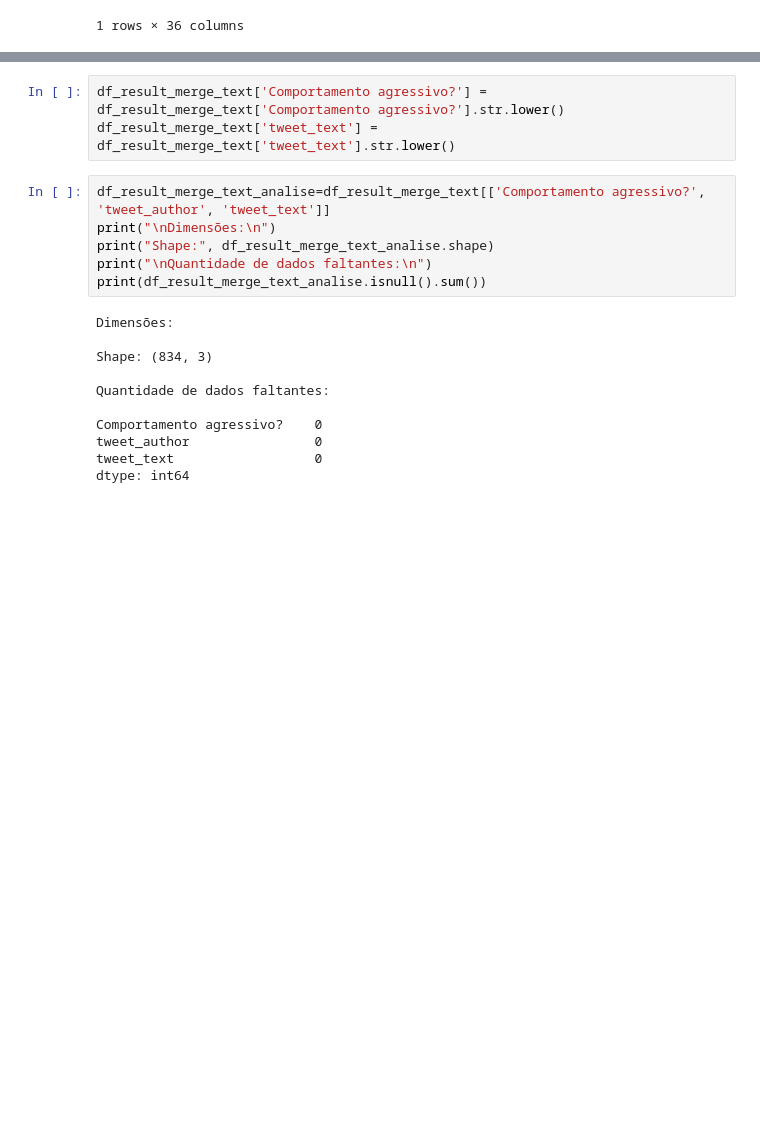
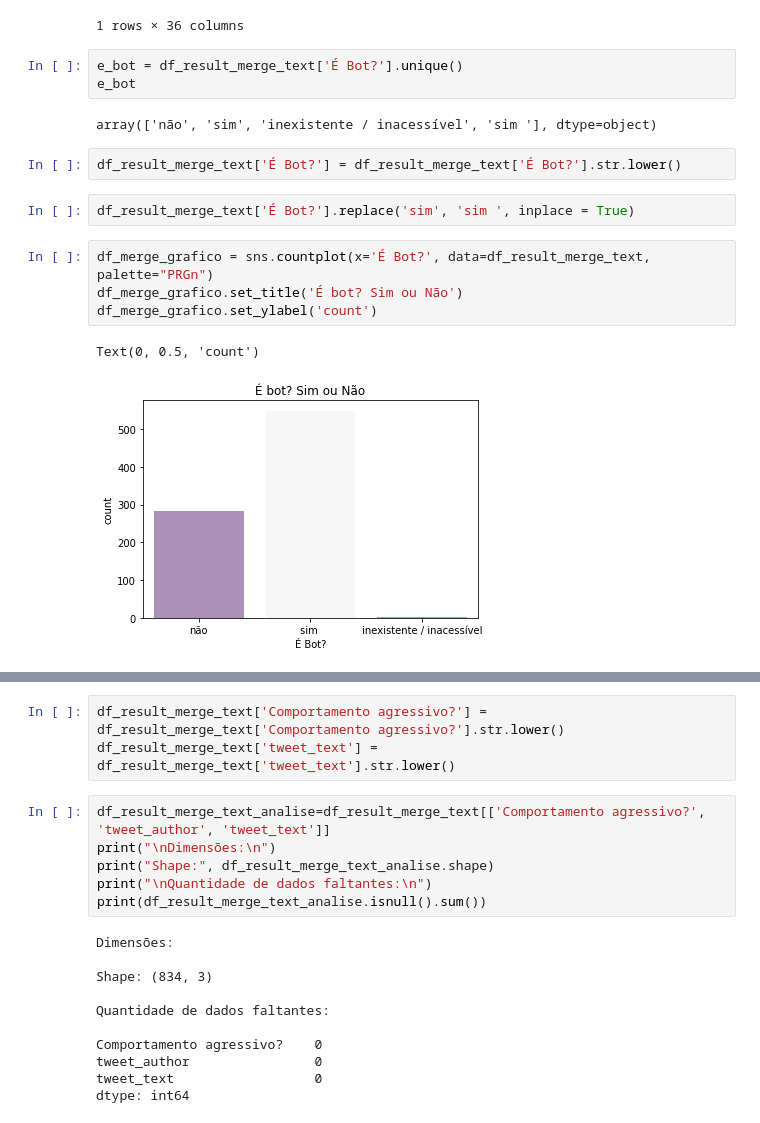
Before and after one commit to Pegabots/Motor, a Jupyter notebook: New-Model-From-INCT-DD-Evaluation.ipynb, the cells around one changed output, grey strips where cells are left out. Cells and saved outputs as stored; diff of their text form; blank space fills up the shorter version.

```diff
--- a/New-Model-From-INCT-DD-Evaluation.ipynb
+++ b/New-Model-From-INCT-DD-Evaluation.ipynb
@@ -1279,3 +1275,19 @@ df_result_merge_text.head(1)
 |  | Unnamed: 0_x | Unnamed: 0.1 | tabelaAmostra | p | É Bot? | Se você fosse atribuir uma função... | Função #2 | ... |
 | 0 | 0 | 1 | https://twitter.com/@lemathes | 0000.csv | não | não se aplica | NaN | ... |
 1 rows × 36 columns
+# %%
+e_bot = df_result_merge_text['É Bot?'].unique()
+e_bot
+# %% [output]
+array(['não', 'sim', 'inexistente / inacessível', 'sim '], dtype=object)
+# %%
+df_result_merge_text['É Bot?'] = df_result_merge_text['É Bot?'].str.lower()
+# %%
+df_result_merge_text['É Bot?'].replace('sim', 'sim ', inplace = True)
+# %%
+df_merge_grafico = sns.countplot(x='É Bot?', data=df_result_merge_text, palette="PRGn")
+df_merge_grafico.set_title('É bot? Sim ou Não')
+df_merge_grafico.set_ylabel('count')
+# %% [output]
+Text(0, 0.5, 'count')
+[figure, added]
```
Also changed, not shown: parts of 19 cells of this notebook.
